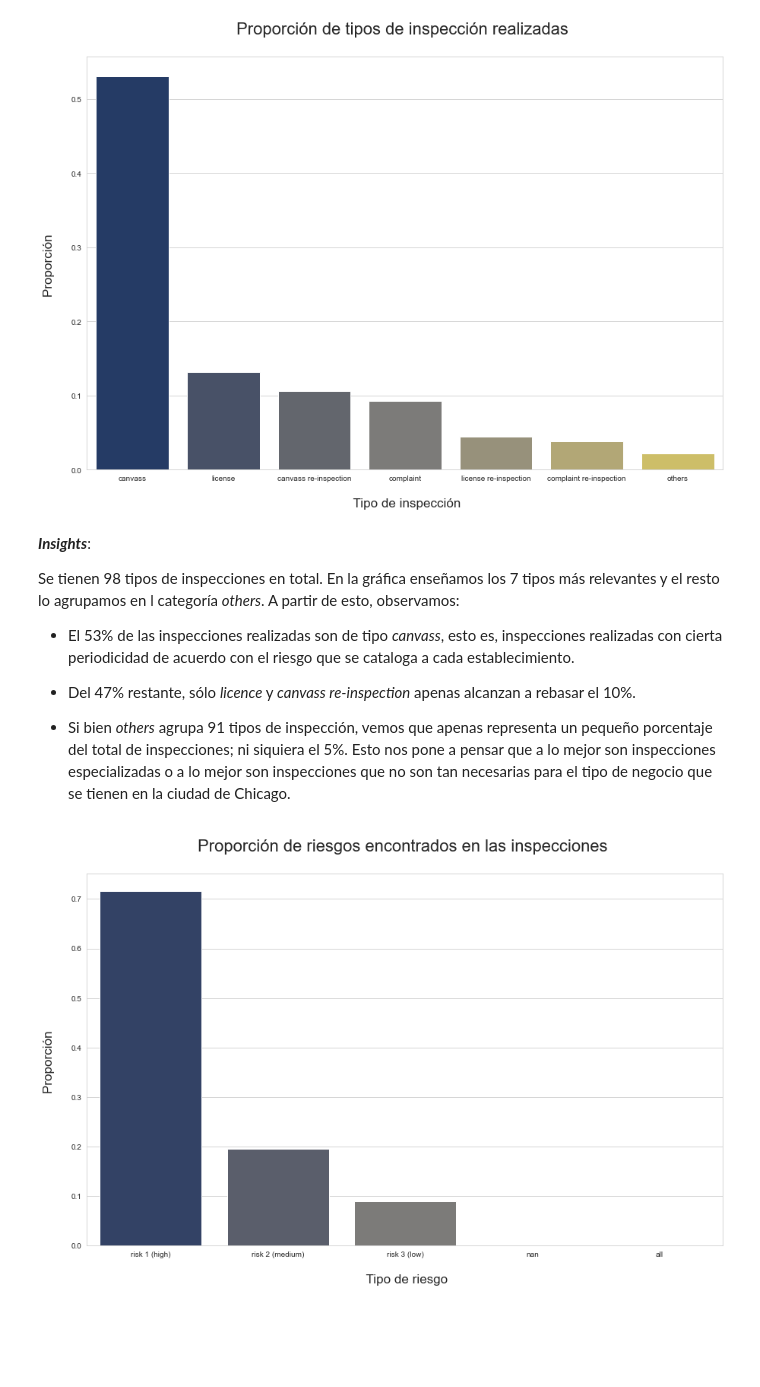
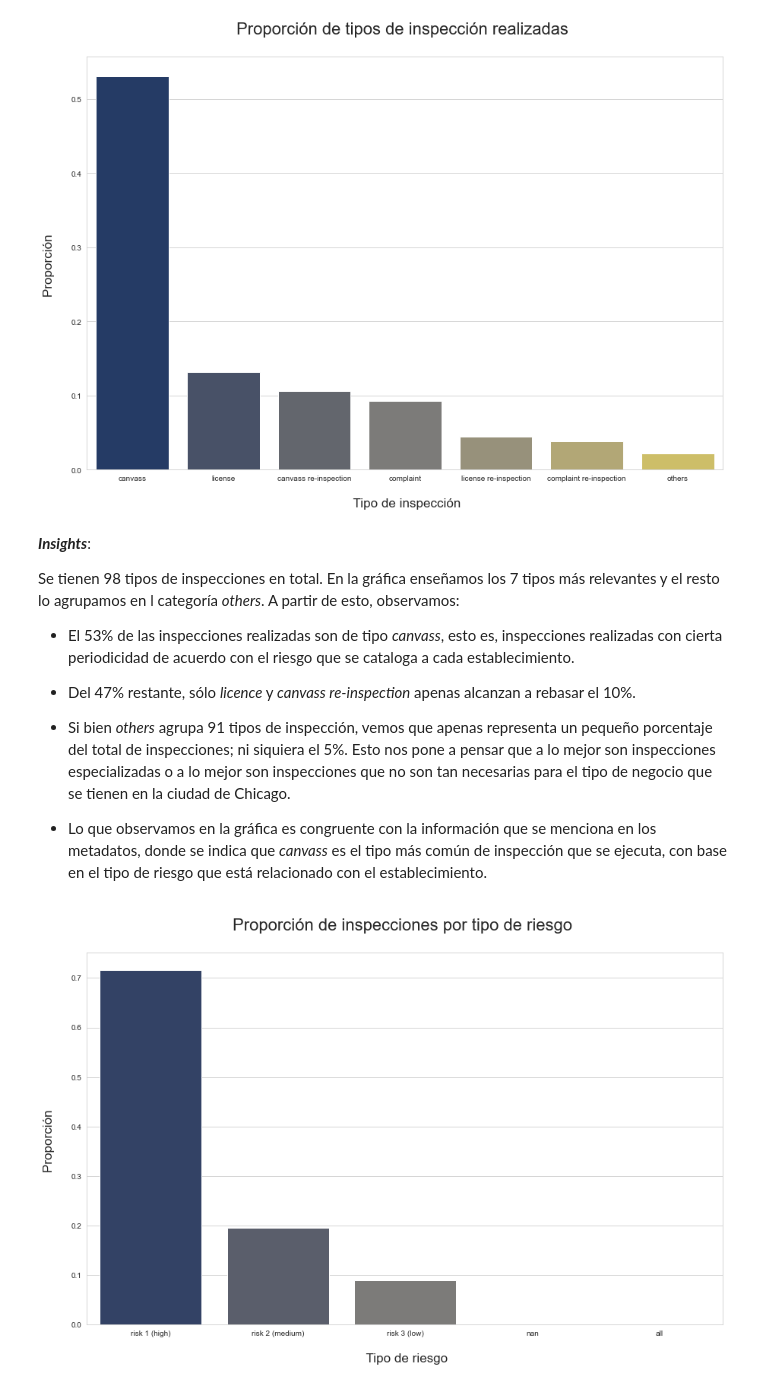
Before and after one commit to jlrzarcor/ITAM-dpa2021, a Jupyter notebook: notebooks/eda/EDA_GEDA_Checkpoint1.ipynb, the cells around one changed output. Saved outputs shown, nothing was run; the diff lists cells and outputs as text; code cells hidden in the pictures; blank space fills up the shorter version.

```diff
--- a/notebooks/eda/EDA_GEDA_Checkpoint1.ipynb
+++ b/notebooks/eda/EDA_GEDA_Checkpoint1.ipynb
@@ -831,3 +841,5 @@ array(['il', 'nan'], dtype=object)
+# %%
+df.drop(['state'], axis = 1, inplace = True)
 # %% [markdown]
 ---
 
@@ -843,7 +855,6 @@ df2['facility_type']= df2['facility_type'].astype('category')
 df2['risk']= df2['risk'].astype('category')
 df2['address']= df2['address'].astype('category')
 df2['city']= df2['city'].astype('category')
-df2['state']= df2['state'].astype('category')
 df2['inspection_type']= df2['inspection_type'].astype('category')
 df2['results']= df2['results'].astype('category')
 df2['violations']= df2['violations'].astype('object')
@@ -1050,0 +1056,5 @@ df_text_profiling[['metric','violations']]
+# %%
+df2['violations'] = df2['violations'].fillna('x')
+df2['n_violations'] = df2['violations'].apply(lambda x: x.count("|") + 1 if x != 'x' else 0)
+x = df['n_violations'].value_counts()
+x.sort_values()
@@ -1169,7 +1195,9 @@ El resultado de las inspecciones es la variable más relevante de nuestra base d
 - Los registros catalogados como 'out of bussines', 'no entry' y 'not ready', aunque tienen un valor de número de registros considerables, pero no informan de la resultado de la evaluación, porque no se pudo realizar por alguna razón propia del negocio (está fuera de operación, no se encontró, no estaba listo o no hubo inspección).
 - La categoría 'business not located', prácticamente no tiene representación en la base de datos.
 # %%
-df2['inspeccion'] = df2['inspection_type'].apply(lambda x: 'canvass' if x == 'canvass'
+# NOTA: Creamos la columna 'inspection' para poder graficar.
+
+df2['inspection'] = df2['inspection_type'].apply(lambda x: 'canvass' if x == 'canvass'
                                                                    else ('license' if x == 'license'
                                                                    else ('complaint' if x == 'complaint'
                                                                    else ('license re-inspection' if x == 'license re-inspection'
@@ -1178,8 +1206,8 @@ df2['inspeccion'] = df2['inspection_type'].apply(lambda x: 'canvass' if x == 'ca
                                                                    else ('short form complaint' if x == 'short form complaint'
                                                                    else 'others')))))))
 fig = plt.figure(figsize=(15,10))
-b = sns.barplot(x=df2.inspeccion.value_counts().index,
-                    y=df2.inspeccion.value_counts()/len(df2),
+b = sns.barplot(x=df2.inspection.value_counts().index,
+                    y=df2.inspection.value_counts()/len(df2),
                     data=df2,
                     palette='cividis',
                order = ["canvass", "license", "canvass re-inspection", "complaint",
@@ -1202,22 +1230,24 @@ Se tienen 98 tipos de inspecciones en total. En la gráfica enseñamos los 7 tip
 - Del 47% restante, sólo *licence* y *canvass re-inspection* apenas alcanzan a rebasar el 10%.
 
 - Si bien *others* agrupa 91 tipos de inspección, vemos que apenas representa un pequeño porcentaje del total de inspecciones; ni siquiera el 5%. Esto nos pone a pensar que a lo mejor son inspecciones especializadas o a lo mejor son inspecciones que no son tan necesarias para el tipo de negocio que se tienen en la ciudad de Chicago.
+
+- Lo que observamos en la gráfica es congruente con la información que se menciona en los metadatos, donde se indica que *canvass* es el tipo más común de inspección que se ejecuta, con base en el tipo de riesgo que está relacionado con el establecimiento.
 # %%
 fig = plt.figure(figsize=(15,9))
 b = sns.barplot(x=df2.risk.value_counts().index,
                     y=df2.risk.value_counts()/len(df2),
                     data=df2,
                     palette='cividis',
                order = ["risk 1 (high)", "risk 2 (medium)", "risk 3 (low)", "nan", "all"])
-plt.title("Proporción de riesgos encontrados en las inspecciones \n", size= 22)
+plt.title("Proporción de inspecciones por tipo de riesgo \n", size= 22)
 plt.xlabel("\n Tipo de riesgo", size = 17)
 plt.ylabel("Proporción \n", size = 17)
 sns.set_style("whitegrid")
 b.yaxis.set_major_formatter(plt.FuncFormatter(number_formatter))
 
 plt.show()
 # %% [output]
-[figure, old version]
+[figure, new version]
 # %% [markdown]
 ***Insights***:
 
```
Also changed, not shown: parts of 35 cells of this notebook.
